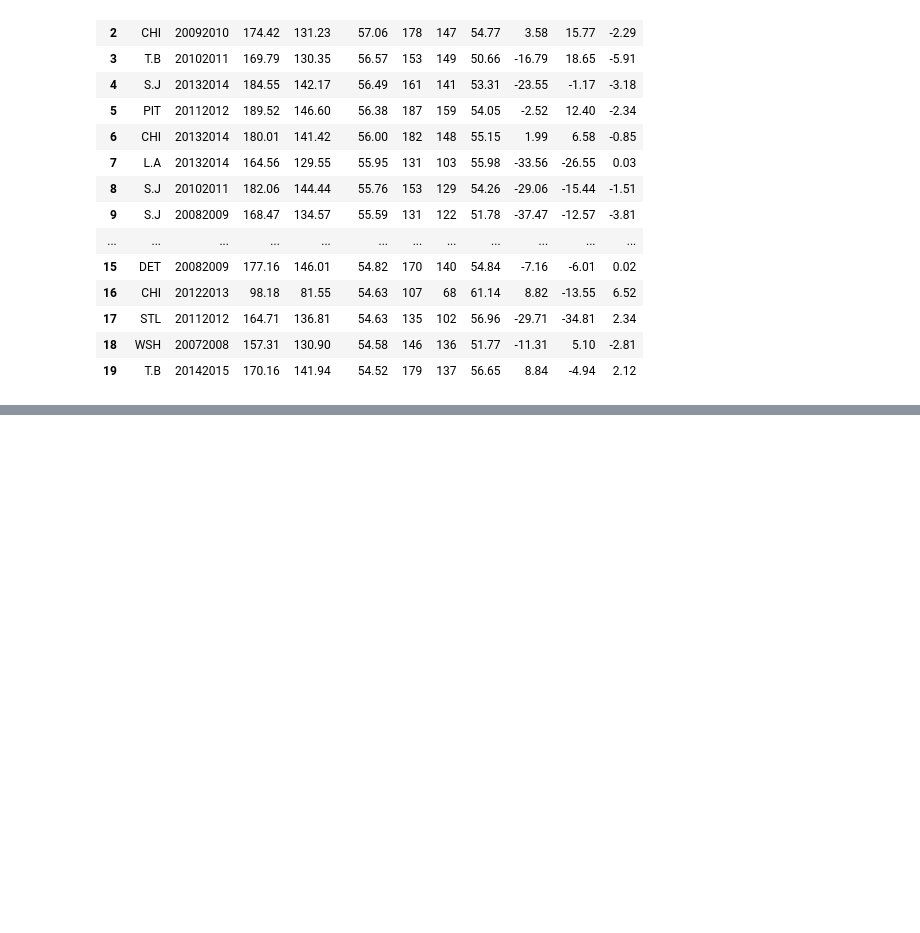
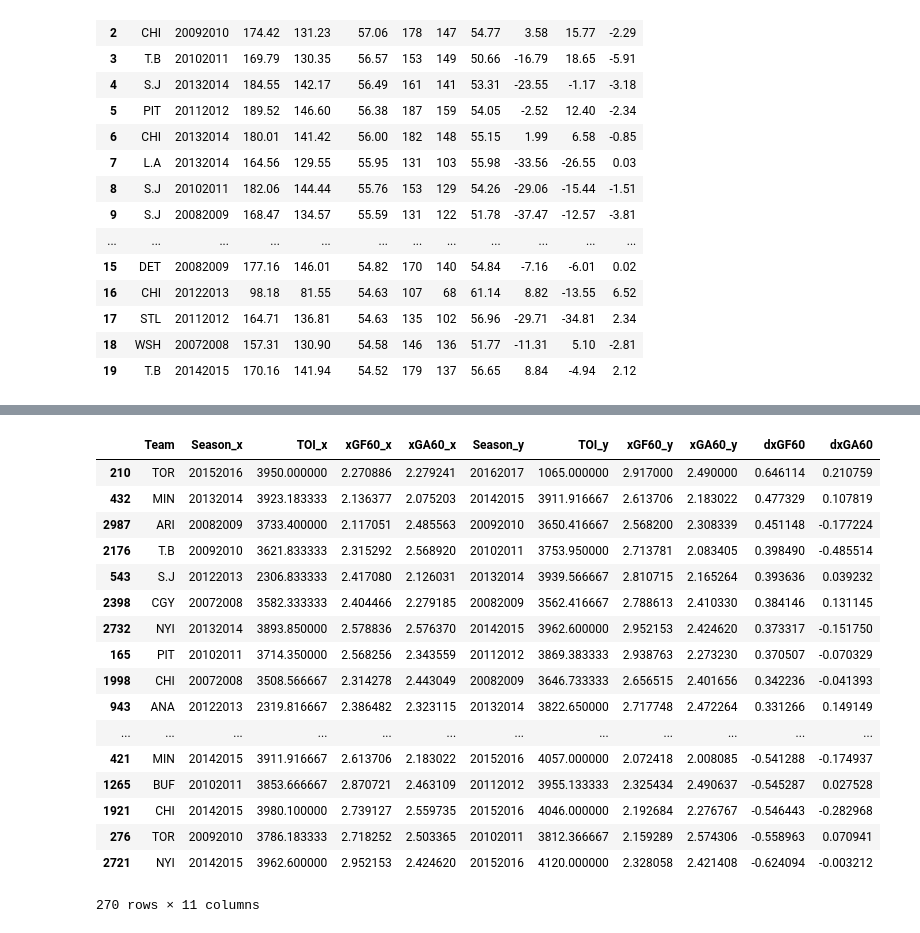
Before and after one commit to davidventuri/hockey, a Jupyter notebook: xg-y2y/xg_analysis.ipynb, the cells around one changed output, grey strips where cells are left out. Drawn from its saved outputs; the diff is of its cells as text; code cells hidden in the pictures; blank space fills up the shorter version.

```diff
--- a/xg-y2y/xg_analysis.ipynb
+++ b/xg-y2y/xg_analysis.ipynb
@@ -107,0 +206,15 @@ KeyError: "['xGF60' 'xGA60'] not in index"
+# %%
+# Ensure all 30 teams are represented in each year
+xg_0708_1617 = [xg_1617,
+                xg_1516,
+                xg_1415,
+                xg_1314,
+                xg_1213,
+                xg_1112,
+                xg_1011,
+                xg_0910,
+                xg_0809,
+                xg_0708]
+
+for year in xg_0708_1617:
+    print len(year)
@@ -107,0 +232,31 @@ KeyError: "['xGF60' 'xGA60'] not in index"
+# %%
+master = pd.concat(xg_0708_1617)
+# %%
+master_joined = pd.merge(master, master, on="Team")
+master_joined['dxGF60'] = master_joined['xGF60_y'] - master_joined['xGF60_x']
+master_joined['dxGA60'] = master_joined['xGA60_y'] - master_joined['xGA60_x']
+# %%
+# Only back to back years (their difference will be 10001)
+master_joined_b2b = master_joined[(master_joined['Season_x'] - master_joined['Season_y']) == -10001]
+# %%
+# master_joined_b2b.sort_values('dxGF60', ascending=False)[['Team', 'Season_x', 'Season_y', 'xGF60_x', 'xGF60_y', 'dxGF60']]
+master_joined_b2b.sort_values('dxGF60', ascending=False)
+# %% [output]
+|  | Team | Season_x | TOI_x | xGF60_x | xGA60_x | Season_y | TOI_y | xGF60_y | xGA60_y | dxGF60 | dxGA60 |
+| 210 | TOR | 20152016 | 3950.000000 | 2.270886 | 2.279241 | 20162017 | 1065.000000 | 2.917000 | 2.490000 | 0.646114 | 0.210759 |
+| 432 | MIN | 20132014 | 3923.183333 | 2.136377 | 2.075203 | 20142015 | 3911.916667 | 2.613706 | 2.183022 | 0.477329 | 0.107819 |
+| 2987 | ARI | 20082009 | 3733.400000 | 2.117051 | 2.485563 | 20092010 | 3650.416667 | 2.568200 | 2.308339 | 0.451148 | -0.177224 |
+| 2176 | T.B | 20092010 | 3621.833333 | 2.315292 | 2.568920 | 20102011 | 3753.950000 | 2.713781 | 2.083405 | 0.398490 | -0.485514 |
+| 543 | S.J | 20122013 | 2306.833333 | 2.417080 | 2.126031 | 20132014 | 3939.566667 | 2.810715 | 2.165264 | 0.393636 | 0.039232 |
+| 2398 | CGY | 20072008 | 3582.333333 | 2.404466 | 2.279185 | 20082009 | 3562.416667 | 2.788613 | 2.410330 | 0.384146 | 0.131145 |
+| 2732 | NYI | 20132014 | 3893.850000 | 2.578836 | 2.576370 | 20142015 | 3962.600000 | 2.952153 | 2.424620 | 0.373317 | -0.151750 |
+| 165 | PIT | 20102011 | 3714.350000 | 2.568256 | 2.343559 | 20112012 | 3869.383333 | 2.938763 | 2.273230 | 0.370507 | -0.070329 |
+| 1998 | CHI | 20072008 | 3508.566667 | 2.314278 | 2.443049 | 20082009 | 3646.733333 | 2.656515 | 2.401656 | 0.342236 | -0.041393 |
+| 943 | ANA | 20122013 | 2319.816667 | 2.386482 | 2.323115 | 20132014 | 3822.650000 | 2.717748 | 2.472264 | 0.331266 | 0.149149 |
+| ... | ... | ... | ... | ... | ... | ... | ... | ... | ... | ... | ... |
+| 421 | MIN | 20142015 | 3911.916667 | 2.613706 | 2.183022 | 20152016 | 4057.000000 | 2.072418 | 2.008085 | -0.541288 | -0.174937 |
+| 1265 | BUF | 20102011 | 3853.666667 | 2.870721 | 2.463109 | 20112012 | 3955.133333 | 2.325434 | 2.490637 | -0.545287 | 0.027528 |
+| 1921 | CHI | 20142015 | 3980.100000 | 2.739127 | 2.559735 | 20152016 | 4046.000000 | 2.192684 | 2.276767 | -0.546443 | -0.282968 |
+| 276 | TOR | 20092010 | 3786.183333 | 2.718252 | 2.503365 | 20102011 | 3812.366667 | 2.159289 | 2.574306 | -0.558963 | 0.070941 |
+| 2721 | NYI | 20142015 | 3962.600000 | 2.952153 | 2.424620 | 20152016 | 4120.000000 | 2.328058 | 2.421408 | -0.624094 | -0.003212 |
+270 rows × 11 columns
```
Also changed, not shown: parts of 35 cells of this notebook.
